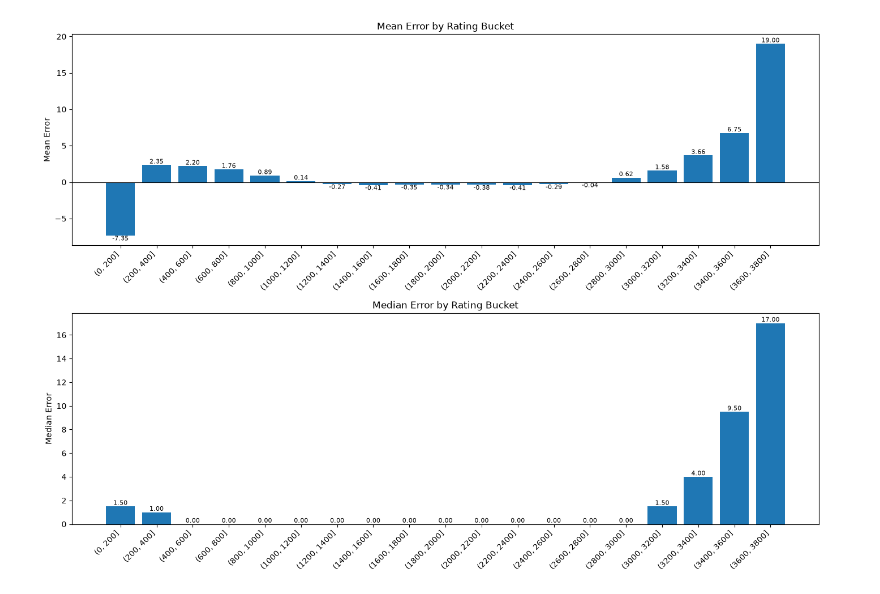
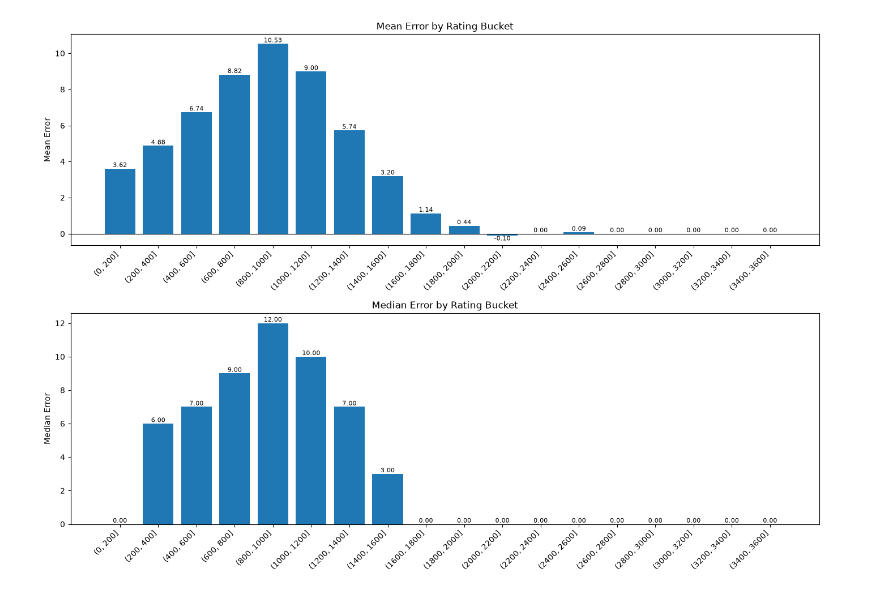
Before and after one commit to huypham-0607/cf-rating-analysis, a Jupyter notebook: python/notebook/naive_analysis.ipynb, the cells around one changed output. Drawn from its saved outputs; the diff is of its cells as text; code cells hidden in the pictures.

```diff
--- a/python/notebook/naive_analysis.ipynb
+++ b/python/notebook/naive_analysis.ipynb
@@ -4,37 +22,41 @@ import matplotlib.pyplot as plt
 
 from utils import PROJECT_ROOT
 
-df = pd.read_csv(str(PROJECT_ROOT)+"/data/validation/naive/per_participant.csv")
+df = pd.read_csv(str(PROJECT_ROOT) + "/data/validation/deflation/per_participant.csv")
+df["stage"] = df["stage"].astype(int)
+df["abs_error"] = df["error"].abs()
+df["exact"]    = df["abs_error"] == 0
+df["within_1"] = df["abs_error"] <= 1
+df["within_5"] = df["abs_error"] <= 5
+
 df["rating_bin"] = pd.cut(df["old_rating"], bins=range(0, 4200, 200))
 
 mean_err = df.groupby("rating_bin", observed=True)["error"].mean()
-mean_abs_err = df.groupby("rating_bin", observed=True)["abs_error"].mean()
 median_err = df.groupby("rating_bin", observed=True)["error"].median()
-median_abs_err = df.groupby("rating_bin", observed=True)["abs_error"].median()
 
 fig, (ax1, ax2) = plt.subplots(2, 1, figsize=(14, 10))
 
 bars = ax1.bar(range(len(mean_err)), mean_err.values)
 ax1.set_xticks(range(len(mean_err)))
 ax1.set_xticklabels(mean_err.index, rotation=45, ha="right")
 ax1.axhline(0, color="black", linewidth=0.8)
 ax1.set_title("Mean Error by Rating Bucket")
 ax1.set_ylabel("Mean Error")
 for bar, val in zip(bars, mean_err.values):
     ax1.text(bar.get_x() + bar.get_width()/2, bar.get_height(),
              f"{val:.2f}", ha="center", va="bottom" if val >= 0 else "top", fontsize=8)
 
 bars = ax2.bar(range(len(median_err)), median_err.values)
 ax2.set_xticks(range(len(median_err)))
 ax2.set_xticklabels(median_err.index, rotation=45, ha="right")
 ax2.axhline(0, color="black", linewidth=0.8)
 ax2.set_title("Median Error by Rating Bucket")
 ax2.set_ylabel("Median Error")
 for bar, val in zip(bars, median_err.values):
     ax2.text(bar.get_x() + bar.get_width()/2, bar.get_height(),
              f"{val:.2f}", ha="center", va="bottom" if val >= 0 else "top", fontsize=8)
 
 fig.tight_layout()
 plt.show()
 # %% [output]
-[figure, old version]
+[figure, new version]
```
Also changed, not shown: parts of 23 cells of this notebook, 3 other files.
